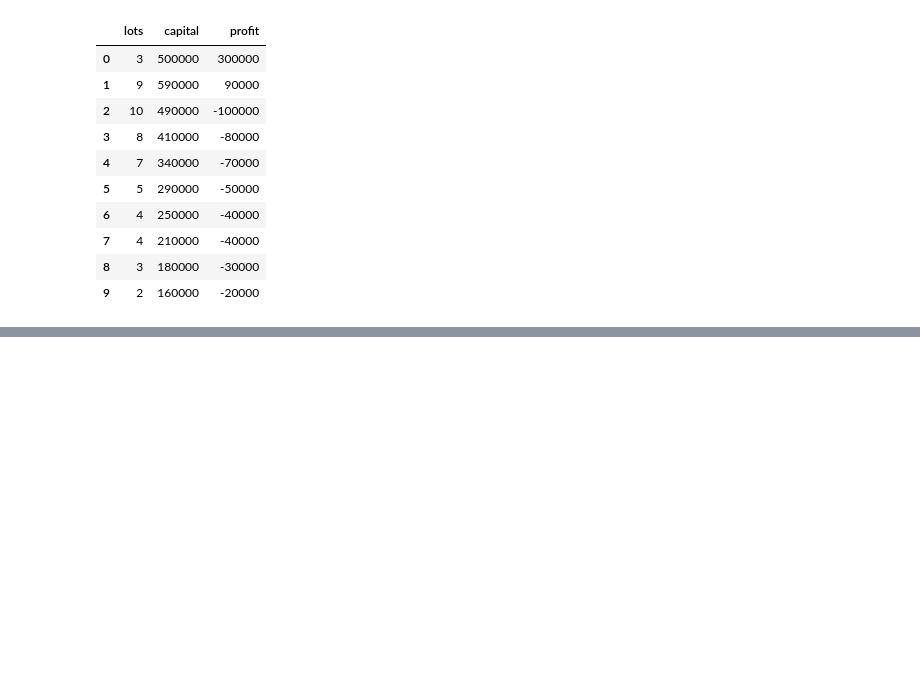
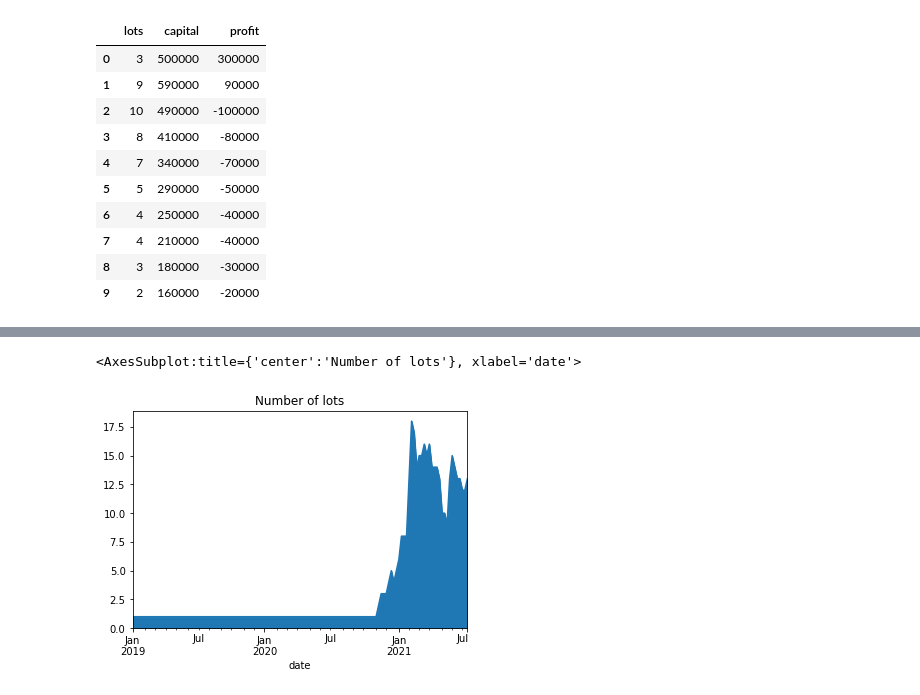
Before and after one commit to uberdeveloper/parametrized_notebooks, a Jupyter notebook: Lot Compounding.ipynb, the cells around one changed output, grey strips where cells are left out. Saved outputs shown, nothing was run; the diff lists cells and outputs as text; code cells hidden in the pictures; blank space fills up the shorter version.

```diff
--- a/Lot Compounding.ipynb
+++ b/Lot Compounding.ipynb
@@ -168,0 +190,5 @@ lot_compounding(pnl, initial_capital=200000)
+# %%
+lc.lots.plot.area(title="Number of lots")
+# %% [output]
+<AxesSubplot:title={'center':'Number of lots'}, xlabel='date'>
+[figure, added]
```
Also changed, not shown: parts of 9 cells of this notebook.
